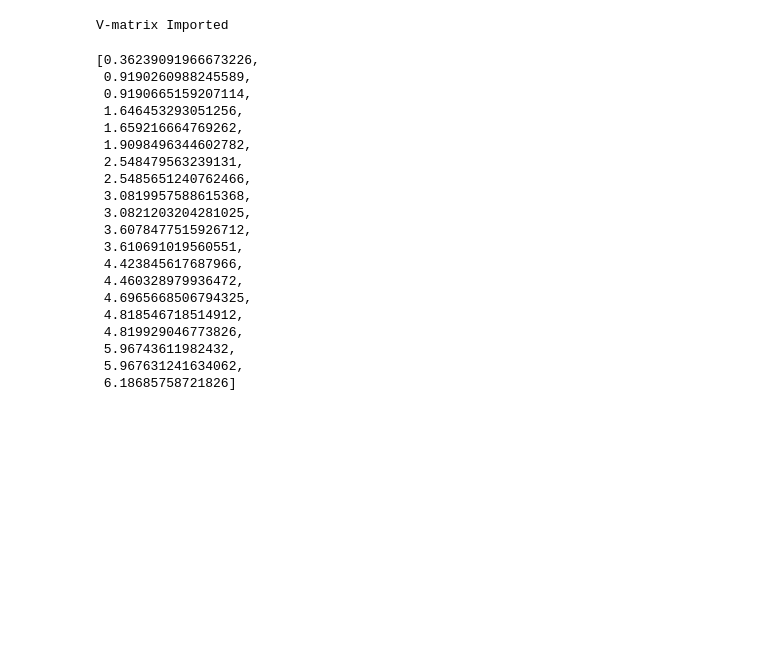
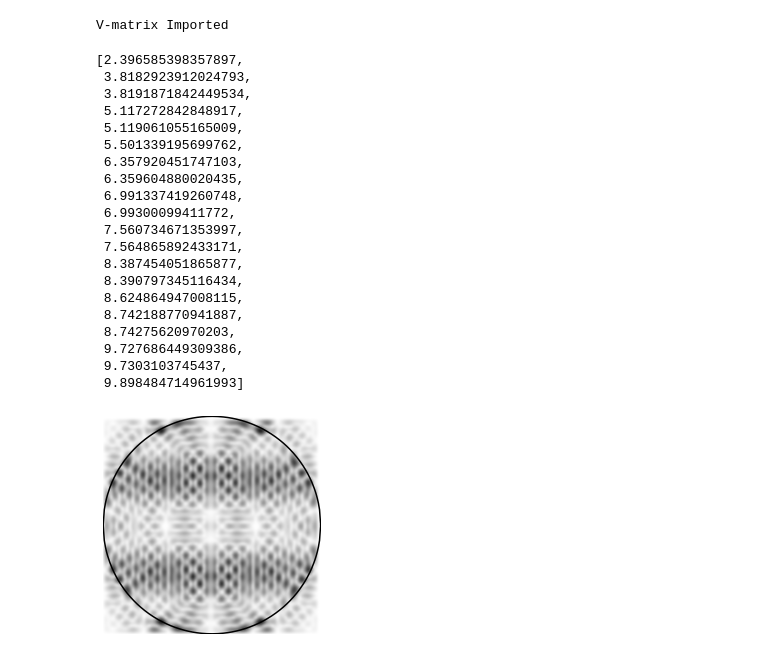
Before and after one commit to benjaminorthner/cms_exam_project, a Jupyter notebook: billiard/billiard.ipynb, the cells around one changed output. Cells and saved outputs as stored; diff of their text form; code cells hidden in the pictures; blank space fills up the shorter version.

```diff
--- a/billiard/billiard.ipynb
+++ b/billiard/billiard.ipynb
@@ -86,34 +80,36 @@ S = np.linspace(0, 1.5, 100)
 # %%
 from billiard import *
 # %%
-C = Billiard(shape='circle', a1=2, a2=2, M0=400, V0=5e4)
+C = Billiard(shape='circle', a1=2, a2=2, M0=800, V0=5e4)
 C.compute_everything()
 # %% [output]
 V-matrix Imported
 # %%
-sorted(C.En_evals[:20])
+sorted(C.kn_evals[:20])
 # %% [output]
-[0.36239091966673226,
- 0.9190260988245589,
- 0.9190665159207114,
- 1.646453293051256,
- 1.659216664769262,
- 1.9098496344602782,
- 2.548479563239131,
- 2.5485651240762466,
- 3.0819957588615368,
- 3.0821203204281025,
- 3.6078477515926712,
- 3.610691019560551,
- 4.423845617687966,
- 4.460328979936472,
- 4.6965668506794325,
- 4.818546718514912,
- 4.819929046773826,
- 5.96743611982432,
- 5.967631241634062,
- 6.18685758721826]
+[2.396585398357897,
+ 3.8182923912024793,
+ 3.8191871842449534,
+ 5.117272842848917,
+ 5.119061055165009,
+ 5.501339195699762,
+ 6.357920451747103,
+ 6.359604880020435,
+ 6.991337419260748,
+ 6.99300099411772,
+ 7.560734671353997,
+ 7.564865892433171,
+ 8.387454051865877,
+ 8.390797345116434,
+ 8.624864947008115,
+ 8.742188770941887,
+ 8.74275620970203,
+ 9.727686449309386,
+ 9.7303103745437,
+ 9.898484714961993]
 # %%
-#C.plot_e_energies(log=True)
 #for i in range(20):
-#    C.plot_wavefunction(i, 80, 80)
+#    C.plot_wavefunction(i, 50, 50, save=True)
+C.plot_wavefunction(519, 50, 50, save=True)
+# %% [output]
+[figure, added]
```
Also changed, not shown: parts of 8 cells of this notebook, 10 other files.
